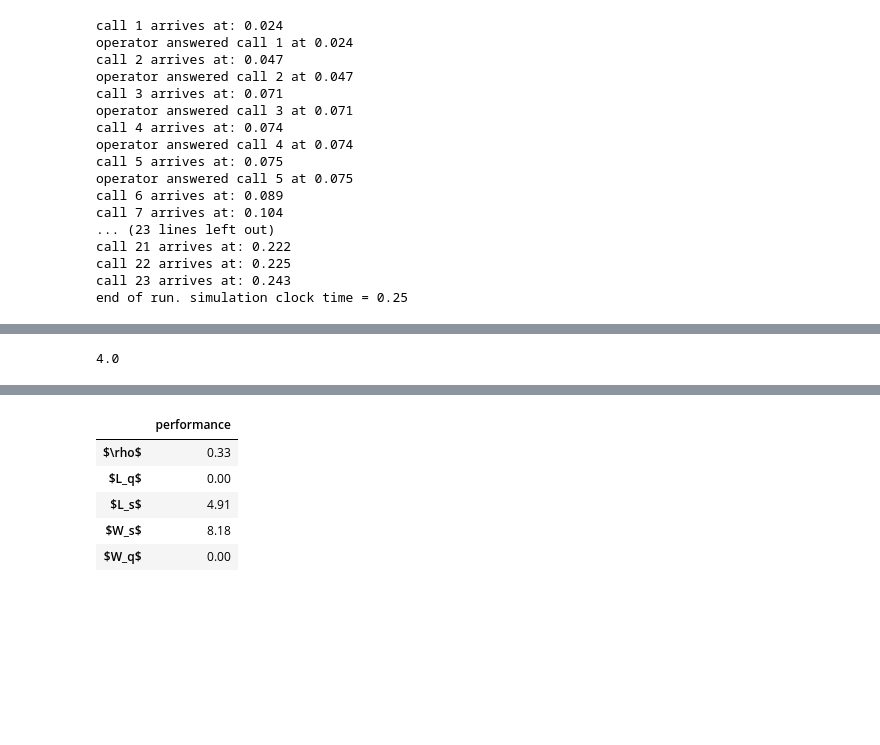
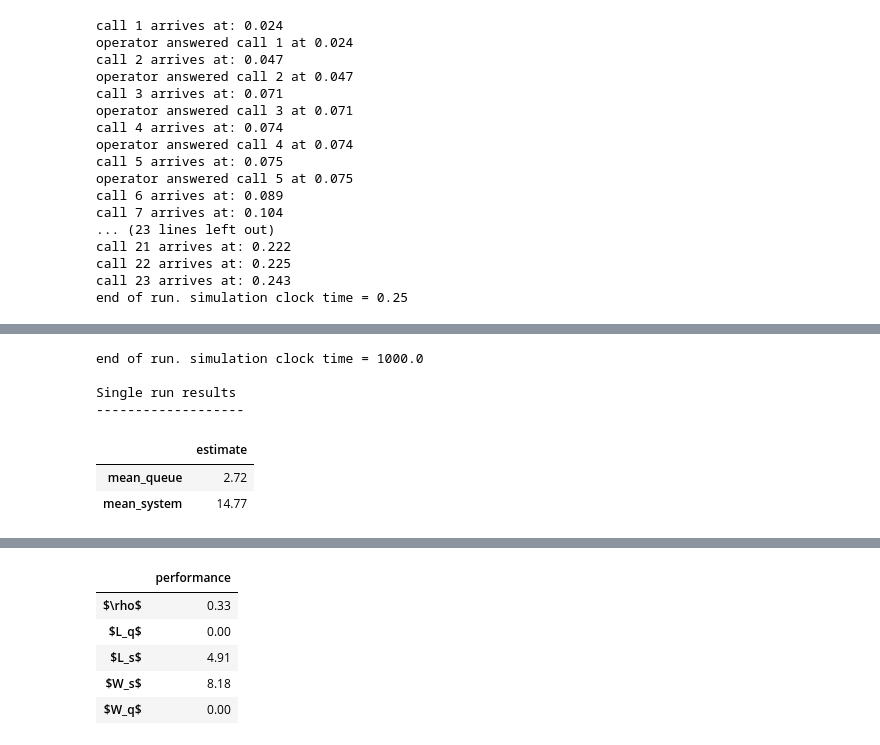
Before and after one commit to health-data-science-OR/stochastic_systems, a Jupyter notebook: labs/simulation/simulation_lab1.ipynb, the cells around one changed output, grey strips where cells are left out. Cells and saved outputs as stored; diff of their text form; code cells hidden in the pictures; blank space fills up the shorter version.

```diff
--- a/labs/simulation/simulation_lab1.ipynb
+++ b/labs/simulation/simulation_lab1.ipynb
@@ -1131,4 +1272,14 @@ class Observer(object):
-# %%
-60 / 15
-# %% [output]
-4.0
+# %%
+class MonitoredResource(simpy.Resource):
+    def __init__(self, *args, **kwargs):
+        super().__init__(*args, **kwargs)
+        self.data = []
+
+    def request(self, *args, **kwargs):
+        self.data.append((self._env.now, len(self.queue)))
+        return super().request(*args, **kwargs)
+
+    def release(self, *args, **kwargs):
+
+        self.data.append((self._env.now, len(self.queue)))
+        return super().release(*args, **kwargs)
@@ -1134,0 +1298,51 @@ class Observer(object):
+# %%
+# model parameters
+RUN_LENGTH = 1000
+N_OPERATORS = 13
+ARRIVAL_RATE = 100
+MEAN_IAT = 60 / ARRIVAL_RATE
+CALL_LOW = 5
+CALL_HIGH = 10
+CALL_MODE = 7
+
+#Should we show a trace of simulated events?
+TRACE = False
+
+#PRNG seeds (set these = None to get different runs)
+ARRIVAL_SEED = 42
+CALL_SEED = 101
+
+#scheduled audit intervals in minutes.
+FIRST_OBS = 10
+OBS_INTERVAL = 5
+
+#create simpy environment
+env = simpy.Environment()
+
+args = Scenario()
+args.operators = MonitoredResource(env, capacity=13)
+
+######## MODIFICATION: instantiate an auditor #######
+auditor = Auditor(env, RUN_LENGTH, FIRST_OBS, OBS_INTERVAL)
+auditor.add_resource_to_audit(args.operators, 'ops')
+#####################################################
+
+model = UrgentCareCallCentre(env, args)
+
+env.process(model.arrivals_generator())
+env.run(until=RUN_LENGTH)
+
+print(f'end of run. simulation clock time = {env.now}')
+print('\nSingle run results\n-------------------')
+
+### MODIFICATION - show end of run results ##########
+auditor.summary_frame.round(2)
+#####################################################
+# %% [output]
+end of run. simulation clock time = 1000.0
+
+Single run results
+-------------------
+|  | estimate |
+| mean_queue | 2.72 |
+| mean_system | 14.77 |
```
Also changed, not shown: parts of 31 cells of this notebook, 1 other file.
